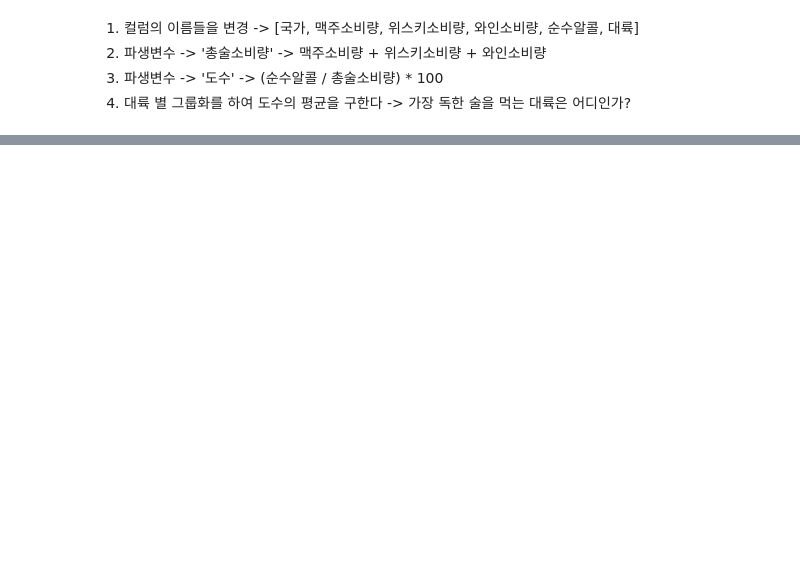
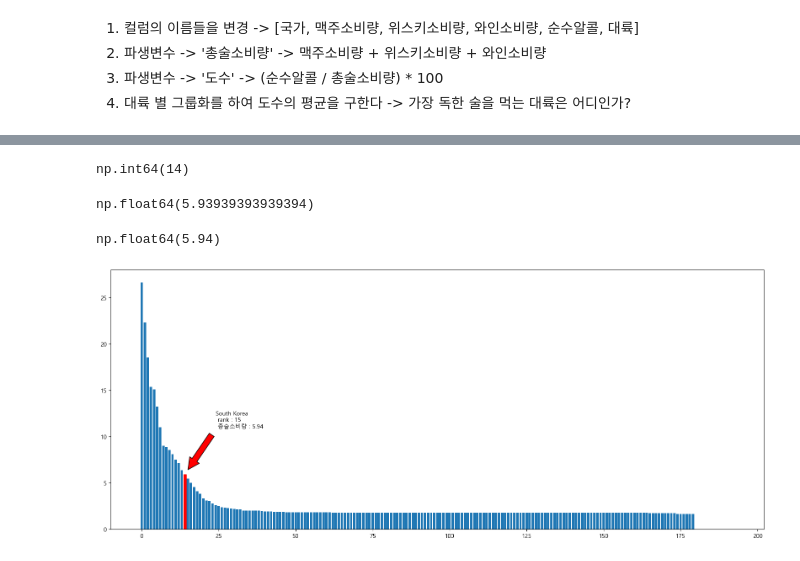
Before and after one commit to bsmoon-86/multicam_11, a Jupyter notebook: 20260428/01_matplot.ipynb, the cells around one changed output, grey strips where cells are left out. Saved outputs shown, nothing was run; the diff lists cells and outputs as text; code cells hidden in the pictures; blank space fills up the shorter version.

```diff
--- a/20260428/01_matplot.ipynb
+++ b/20260428/01_matplot.ipynb
@@ -301,0 +308,13 @@ plt.show()
+# %%
+# 도수를 기준으로 해서 그래프를 생성 주석을 추가
+
+df.sort_values('도수', ascending=False, inplace=True)
+
+df.reset_index(drop=True, inplace=True)
+# %%
+# South Korea의 인덱스의 값을 추출 , 인덱스 값에 +1 한 데이터를 저장
+# South Korea의 도수 데이터를 추출하여 저장
+korea_index = df.loc[ df['국가'] == 'South Korea', ].index[0]
+korea_index
+# %% [output]
+np.int64(14)
@@ -301,0 +332,54 @@ plt.show()
+# %%
+korea_value = df.loc[korea_index, '도수']
+korea_value
+# %% [output]
+np.float64(5.93939393939394)
+# %%
+# korea_value를 반올림하여 소수점 2자리까지만 유지
+# round() 함수 이용
+korea_value = round(korea_value, 2)
+korea_value
+# %% [output]
+np.float64(5.94)
+# %%
+x = df.index
+y = df['도수']
+
+# 그래프 사이즈를 변경
+plt.figure(figsize=(20, 8))
+# 국가별 막대 그래프를 그리고 한국의 막대의 색상을 변경한 뒤 주석을 달아서 한국이 몇위이고 수치가 몇인가?
+bar_graph = plt.bar(x, y)
+
+# 한국 위치의 막대를 선택해서 색상을 빨간색으로 변경
+bar_graph[korea_index].set_color('red')
+
+# 그래프에 주석을 추가 (화살표로 주석이 나타내는 부분을 표시)
+plt.annotate(
+    f"South Korea \n rank : {korea_rank} \n 총술소비량 : {korea_value}",    # 주석에 들어갈 텍스트 지정
+    xy = (korea_index, korea_value),                                      # 주석이 어느 부분을 설명하는가?(좌표)
+    xytext= ( korea_index + 10, korea_value + 5 ),                      # 주석 문구의 위치
+    arrowprops= {                                                         # 주석과 해당 데이터의 위치를 화살표 연결
+        'facecolor' : 'r',          # 화살표의 안쪽의 색상을 지정
+        'edgecolor' : 'black',      # 화살표 외부의 색상을 선택
+        'headwidth' : 20,           # 화살표 머리의 너비를 지정
+        'headlength' : 20,          # 화살표 머리의 길이
+        'width' : 10,               # 화살표 꼬리의 너비
+        'shrink' : 0.1              # 화살표와 xy, xytext간의 간격 조정
+    }
+)
+
+# plt.xticks(rotation = 45)
+
+# 만들어진 그래프를 파일로 저장 -> PPT, word 문서에 넣어준다.
+# savefig() 함수를 이용해서 파일로 저장
+# fname 매개변수 : 파일의 이름을 지정
+# dpi 매개변수 : 해상도 지정 -> 기본값은 100 -> 숫자가 올라가면 고해상도
+# bbox_inches 매개변수 : 그래프 주변에 여백을 제거 'tight' 여백 제거 하고 저장
+# transparent 매개변수 : 배경을 제거할것인가? bool
+# facecolot 매개변수 : 배경의 색을 지정 (transparent 값이 False인 경우 사용 가능)
+plt.savefig('a.png', dpi = 300, bbox_inches = 'tight', transparent = False, facecolor = 'yellow')
+
+
+plt.show()
+# %% [output]
+[figure, added]
```
Also changed, not shown: parts of 5 cells of this notebook, 2 other files.
